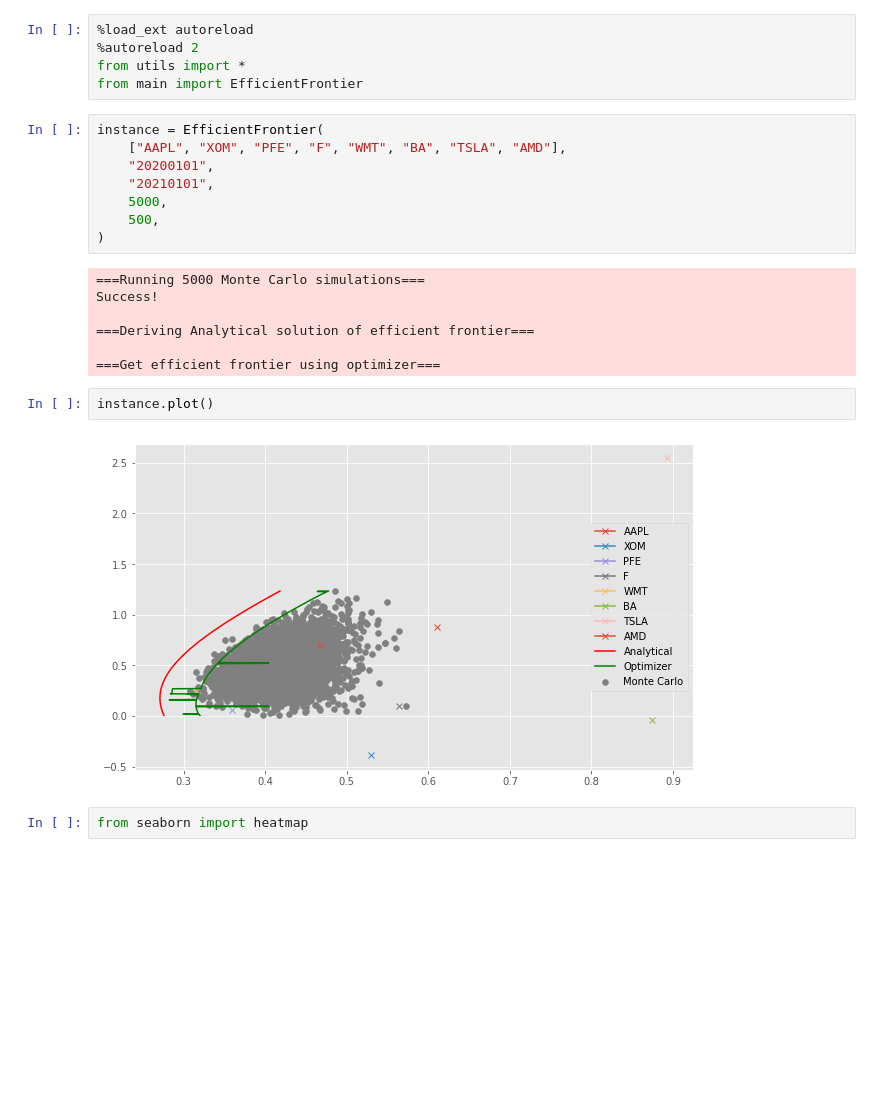
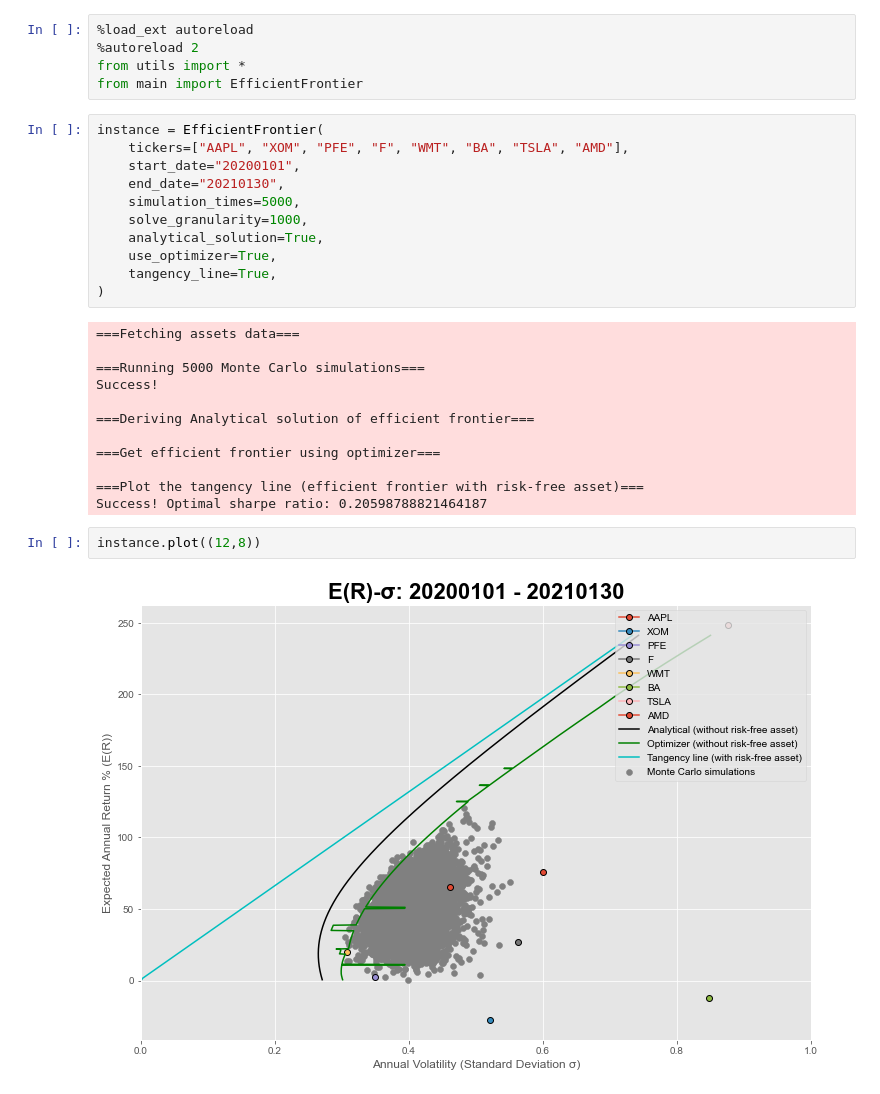
Before and after one commit to hy2632/Efficient-Frontier, a Jupyter notebook: Showcase.ipynb, the cells around one changed output. Saved outputs shown, nothing was run; the diff lists cells and outputs as text; blank space fills up the shorter version.

Commit message:
2/1 Added tangency line / with risk-free asset.

```diff
--- a/Showcase.ipynb
+++ b/Showcase.ipynb
@@ -5,23 +5,29 @@ from utils import *
 from main import EfficientFrontier
 # %%
 instance = EfficientFrontier(
-    ["AAPL", "XOM", "PFE", "F", "WMT", "BA", "TSLA", "AMD"],
-    "20200101",
-    "20210101",
-    5000,
-    500,
+    tickers=["AAPL", "XOM", "PFE", "F", "WMT", "BA", "TSLA", "AMD"],
+    start_date="20200101",
+    end_date="20210130",
+    simulation_times=5000,
+    solve_granularity=1000,
+    analytical_solution=True,
+    use_optimizer=True,
+    tangency_line=True,
 )
 # %% [output]
+===Fetching assets data===
+
 ===Running 5000 Monte Carlo simulations===
 Success!
 
 ===Deriving Analytical solution of efficient frontier===
 
 ===Get efficient frontier using optimizer===
+
+===Plot the tangency line (efficient frontier with risk-free asset)===
+Success! Optimal sharpe ratio: 0.20598788821464187
 # %%
-instance.plot()
+instance.plot((12,8))
 # %% [output]
-[figure, old version]
+[figure, new version]
-# %%
-from seaborn import heatmap
 # %%
```
Also changed, not shown: parts of 1 cell of this notebook, 11 other files.
